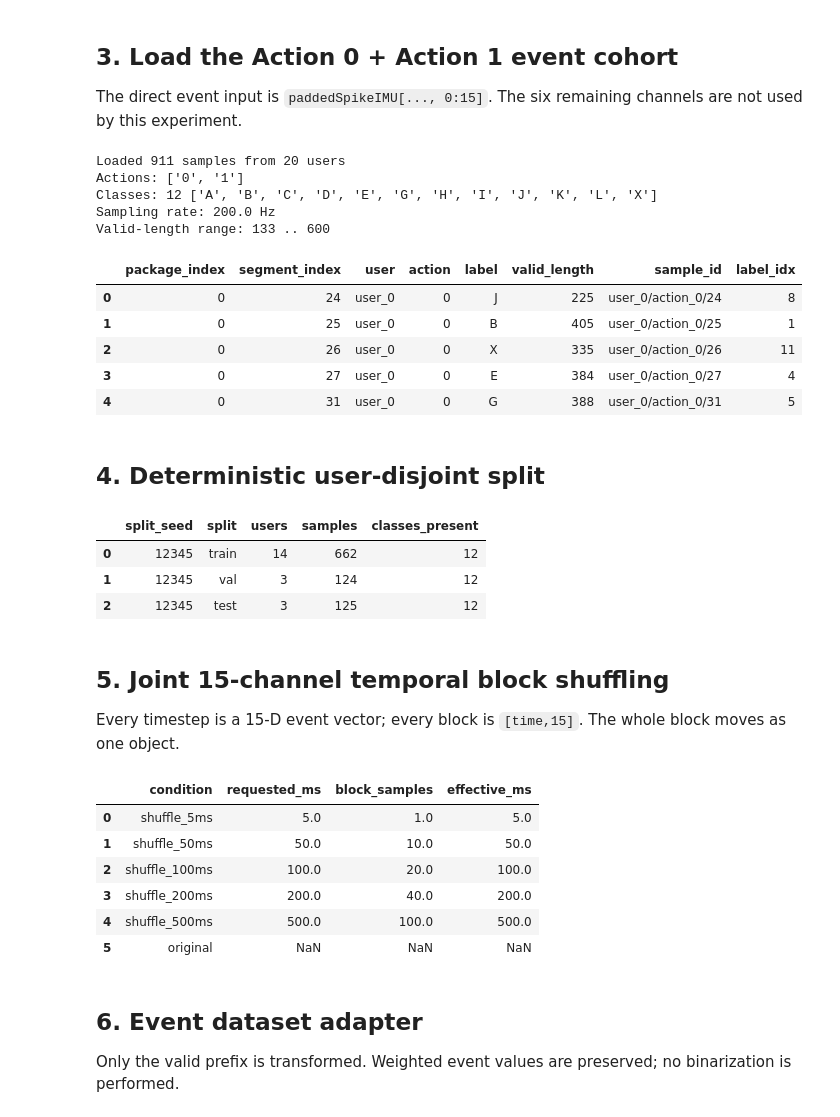
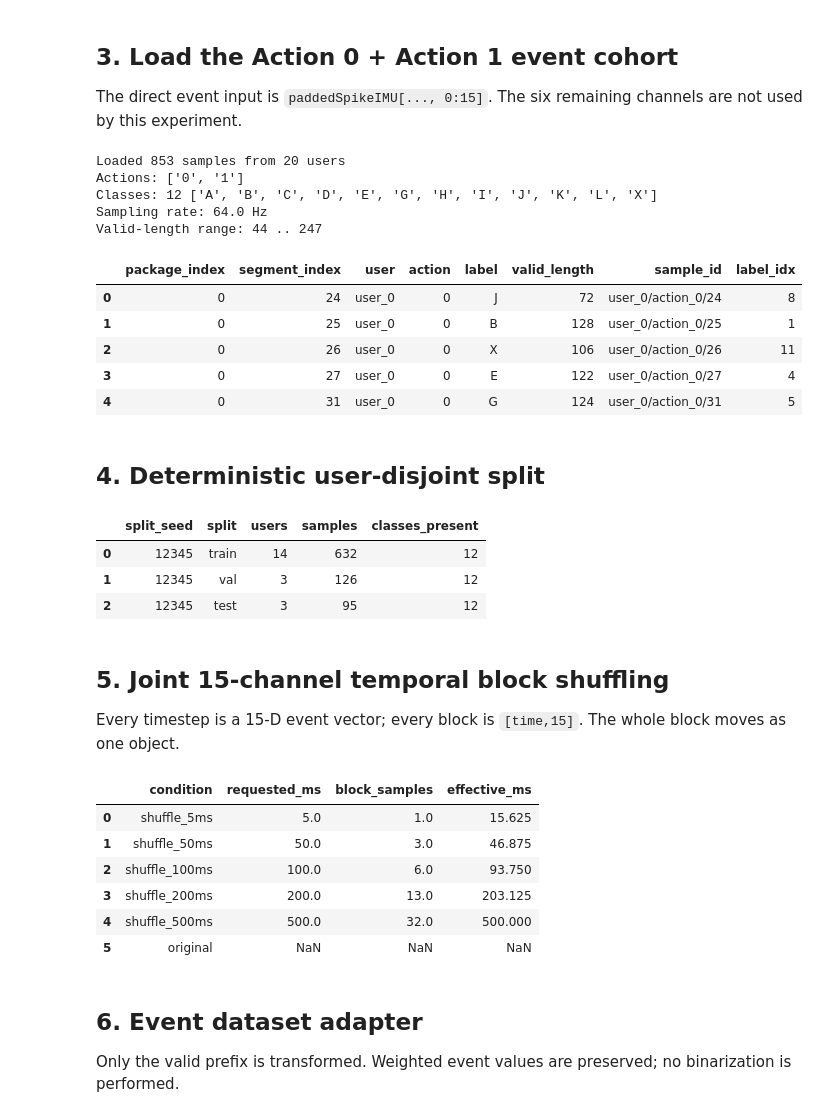
Before and after one commit to hellowPluto78700/writingRing, a Jupyter notebook: notebooks/experiment_1_2_event_temporal_shuffle.ipynb, the cells around one changed output. Drawn from its saved outputs; the diff is of its cells as text; code cells hidden in the pictures.

```diff
--- a/notebooks/experiment_1_2_event_temporal_shuffle.ipynb
+++ b/notebooks/experiment_1_2_event_temporal_shuffle.ipynb
@@ -75,8 +75,8 @@ CUDA available: True
 # Point these to the two *combination* directories, using the same convention as
 # notebooks/experiment_C_frequency_benchmark_sweep.ipynb. The repository loader
 # accepts either the dataset root or its segmentation_padded child.
-ACTION0_COMBINATION_DIR = REPO_ROOT / "outputs/action0_wavelets_1_2_4_8_16"
-ACTION1_COMBINATION_DIR = REPO_ROOT / "outputs/action1_wavelets_1_2_4_8_16"
+ACTION0_COMBINATION_DIR = REPO_ROOT / "outputs/action0_wavelets_0e5_1_2_4_8_sr_64"
+ACTION1_COMBINATION_DIR = REPO_ROOT / "outputs/action1_wavelets_0e5_1_2_4_8_sr_64"
 DATASET_ROOTS = [ACTION0_COMBINATION_DIR, ACTION1_COMBINATION_DIR]
 
 # Exactly five master seeds. Each master seed controls model init, DataLoader
@@ -100,7 +100,8 @@ LEARNING_RATE = 5e-4
 WEIGHT_DECAY = 0.0
 DEVICE = torch.device("cuda" if torch.cuda.is_available() else "cpu")
 
-# Primary Phase-A temporal conditions. At 200 Hz: 1 sample = 5 ms.
+# Primary Phase-A temporal conditions. Requested in milliseconds; conversion
+# to samples uses the selected dataset's sampling_rate_hz metadata.
 BLOCK_DURATIONS_MS = (5, 50, 100, 200, 500)
 CONDITIONS = tuple(f"shuffle_{ms}ms" for ms in BLOCK_DURATIONS_MS) + ("original",)
 
@@ -170,10 +171,27 @@ data = load_acceleration_data(
     require_reconstruction=REQUIRE_RECONSTRUCTION,
 )
 
-sampling_rates = {float(m.sampling_rate_hz) for m in data.producer_metadatas}
-if len(sampling_rates) != 1:
-    raise ValueError(f"Expected one shared sampling rate, got {sampling_rates}")
-SAMPLING_RATE_HZ = sampling_rates.pop()
+def read_dataset_sampling_rate_hz(data) -> float:
+    """Return the one sampling rate declared by the selected dataset roots."""
+    rates_by_root = {
+        str(root): float(metadata.sampling_rate_hz)
+        for root, metadata in zip(
+            data.padded_roots, data.producer_metadatas, strict=True
+        )
+    }
+    rates = sorted(set(rates_by_root.values()))
+    if len(rates) != 1:
+        raise ValueError(
+            "Selected dataset roots must share sampling_rate_hz metadata; "
+            f"got {rates_by_root}"
+        )
+    rate = rates[0]
+    if not np.isfinite(rate) or rate <= 0:
+        raise ValueError(f"Invalid dataset sampling_rate_hz metadata: {rate!r}")
+    return rate
+
+
+SAMPLING_RATE_HZ = read_dataset_sampling_rate_hz(data)
 
 rows = []
 for package_index, package in enumerate(data.packages):
@@ -181,41 +199,41 @@ for package_index, package in enumerate(data.packages):
         label = str(label)
         if INCLUDED_LABELS is not None and label not in set(map(str, INCLUDED_LABELS)):
             continue
         rows.append({
             "package_index": package_index,
             "segment_index": segment_index,
             "user": str(package.user),
             "action": str(package.action),
             "label": label,
             "valid_length": int(package.valid_lengths[segment_index]),
             "sample_id": f"{package.user}/action_{package.action}/{segment_index}",
         })
 manifest = pd.DataFrame(rows)
 if manifest.empty:
     raise ValueError("No samples remain after applying INCLUDED_LABELS")
 
 labels_sorted = sorted(manifest["label"].unique().tolist())
 CLASS_TO_IDX = {label: i for i, label in enumerate(labels_sorted)}
 manifest["label_idx"] = manifest["label"].map(CLASS_TO_IDX).astype(int)
 
 print(f"Loaded {len(manifest):,} samples from {manifest['user'].nunique()} users")
 print("Actions:", sorted(manifest["action"].unique().tolist()))
 print("Classes:", len(CLASS_TO_IDX), labels_sorted)
 print("Sampling rate:", SAMPLING_RATE_HZ, "Hz")
 print("Valid-length range:", manifest["valid_length"].min(), "..", manifest["valid_length"].max())
 display(manifest.head())
 # %% [output]
-Loaded 911 samples from 20 users
+Loaded 853 samples from 20 users
 Actions: ['0', '1']
 Classes: 12 ['A', 'B', 'C', 'D', 'E', 'G', 'H', 'I', 'J', 'K', 'L', 'X']
-Sampling rate: 200.0 Hz
-Valid-length range: 133 .. 600
+Sampling rate: 64.0 Hz
+Valid-length range: 44 .. 247
 |  | package_index | segment_index | user | action | label | valid_length | sample_id | label_idx |
-| 0 | 0 | 24 | user_0 | 0 | J | 225 | user_0/action_0/24 | 8 |
-| 1 | 0 | 25 | user_0 | 0 | B | 405 | user_0/action_0/25 | 1 |
-| 2 | 0 | 26 | user_0 | 0 | X | 335 | user_0/action_0/26 | 11 |
-| 3 | 0 | 27 | user_0 | 0 | E | 384 | user_0/action_0/27 | 4 |
-| 4 | 0 | 31 | user_0 | 0 | G | 388 | user_0/action_0/31 | 5 |
+| 0 | 0 | 24 | user_0 | 0 | J | 72 | user_0/action_0/24 | 8 |
+| 1 | 0 | 25 | user_0 | 0 | B | 128 | user_0/action_0/25 | 1 |
+| 2 | 0 | 26 | user_0 | 0 | X | 106 | user_0/action_0/26 | 11 |
+| 3 | 0 | 27 | user_0 | 0 | E | 122 | user_0/action_0/27 | 4 |
+| 4 | 0 | 31 | user_0 | 0 | G | 124 | user_0/action_0/31 | 5 |
 # %% [markdown]
 ## 4. Deterministic user-disjoint split
 # %%
@@ -265,9 +283,9 @@ split_review = pd.DataFrame(split_review)
 display(split_review)
 # %% [output]
 |  | split_seed | split | users | samples | classes_present |
-| 0 | 12345 | train | 14 | 662 | 12 |
-| 1 | 12345 | val | 3 | 124 | 12 |
-| 2 | 12345 | test | 3 | 125 | 12 |
+| 0 | 12345 | train | 14 | 632 | 12 |
+| 1 | 12345 | val | 3 | 126 | 12 |
+| 2 | 12345 | test | 3 | 95 | 12 |
 # %% [markdown]
 ## 5. Joint 15-channel temporal block shuffling
 
@@ -312,11 +330,11 @@ condition_table = pd.DataFrame([
 display(condition_table)
 # %% [output]
 |  | condition | requested_ms | block_samples | effective_ms |
-| 0 | shuffle_5ms | 5.0 | 1.0 | 5.0 |
-| 1 | shuffle_50ms | 50.0 | 10.0 | 50.0 |
-| 2 | shuffle_100ms | 100.0 | 20.0 | 100.0 |
-| 3 | shuffle_200ms | 200.0 | 40.0 | 200.0 |
-| 4 | shuffle_500ms | 500.0 | 100.0 | 500.0 |
+| 0 | shuffle_5ms | 5.0 | 1.0 | 15.625 |
+| 1 | shuffle_50ms | 50.0 | 3.0 | 46.875 |
+| 2 | shuffle_100ms | 100.0 | 6.0 | 93.750 |
+| 3 | shuffle_200ms | 200.0 | 13.0 | 203.125 |
+| 4 | shuffle_500ms | 500.0 | 32.0 | 500.000 |
 | 5 | original | NaN | NaN | NaN |
 # %% [markdown]
 ## 6. Event dataset adapter
```
Also changed, not shown: parts of 3 cells of this notebook, 5 other files.
